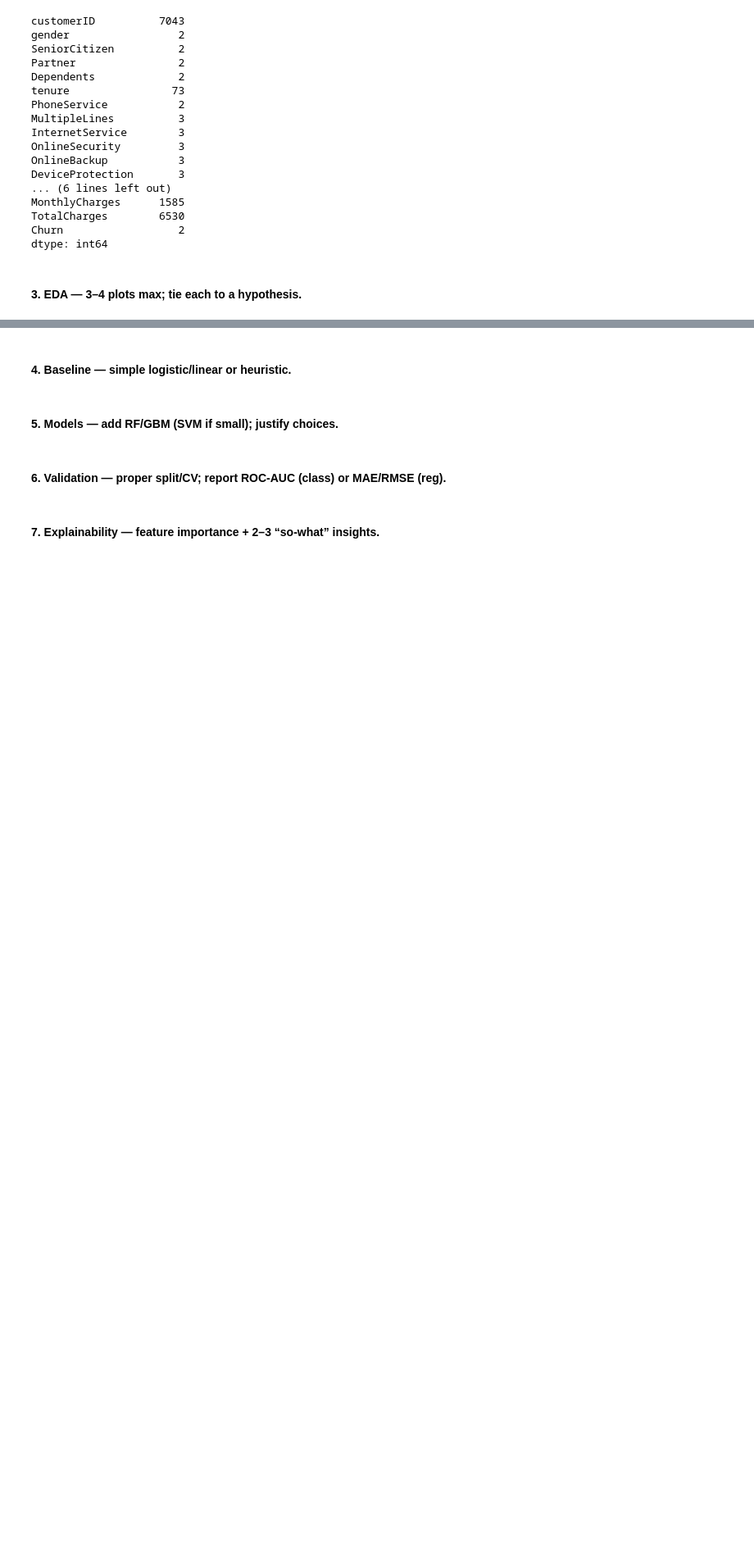
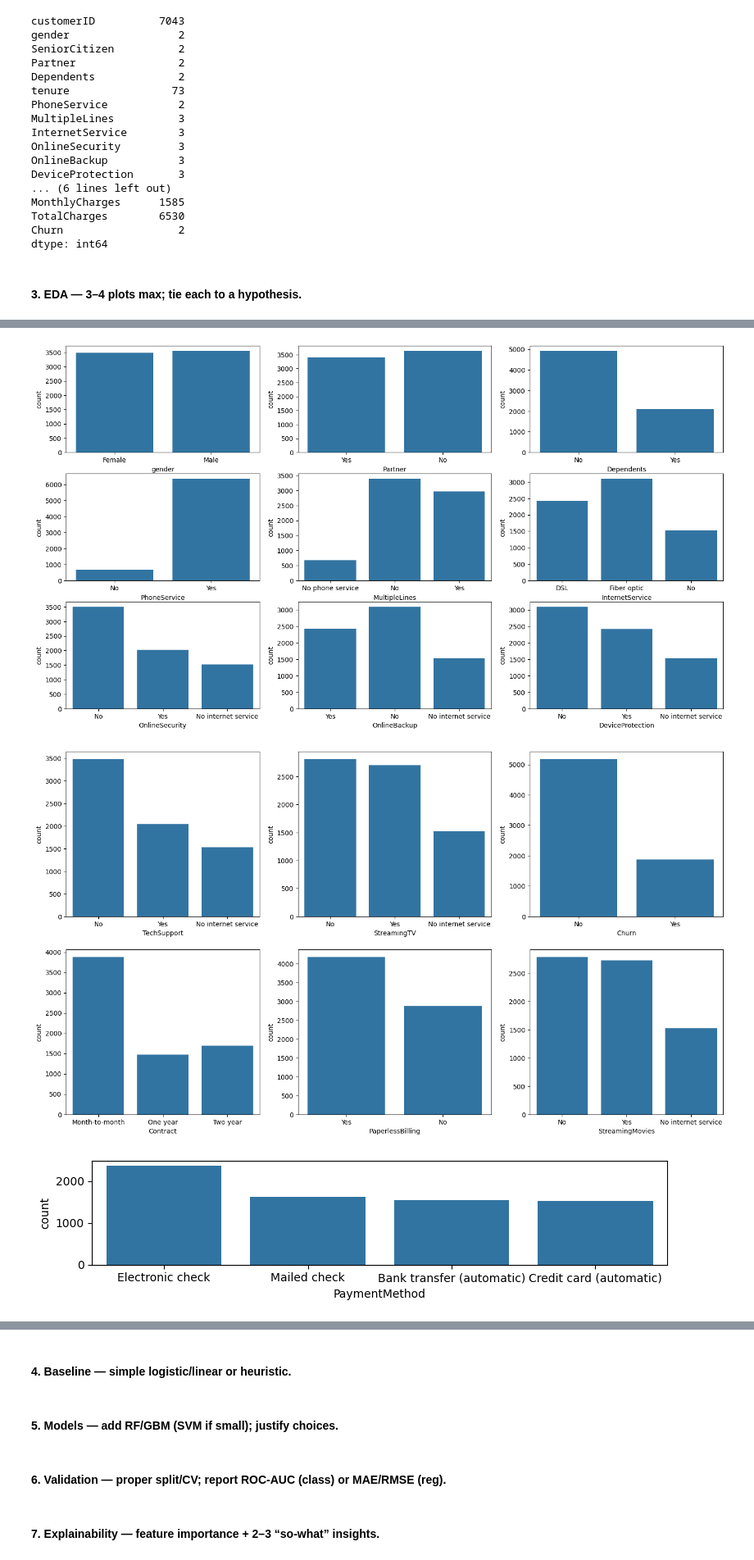
Before and after one commit to ejwang8/kaggle-telco, a Jupyter notebook: telco-challenge.ipynb, the cells around one changed output, grey strips where cells are left out. Shown at 82% size. Drawn from its saved outputs; the diff is of its cells as text; code cells hidden in the pictures; blank space fills up the shorter version.

```diff
--- a/telco-challenge.ipynb
+++ b/telco-challenge.ipynb
@@ -106,6 +108,10 @@ Churn                  2
 dtype: int64
 # %% [markdown]
 #### 3. EDA — 3–4 plots max; tie each to a hypothesis.
+# %%
+# first drop id column
+
+df = df.drop('customerID', axis=1)
 # %%
 # categorical vars plots
 
@@ -114,0 +143,29 @@ cat_vars.remove('customerID')
+# %%
+# categorical attributes
+
+fig, axes = plt.subplots(figsize=(18, 10), nrows=3, ncols=3)
+sns.countplot(x="gender", data=df, ax=axes[0][0])
+sns.countplot(x="Partner", data=df, ax=axes[0][1])
+sns.countplot(x="Dependents", data=df, ax=axes[0][2])
+sns.countplot(x="PhoneService", data=df, ax=axes[1][0])
+sns.countplot(x="MultipleLines", data=df, ax=axes[1][1])
+sns.countplot(x="InternetService", data=df, ax=axes[1][2])
+sns.countplot(x="OnlineSecurity", data=df, ax=axes[2][0])
+sns.countplot(x="OnlineBackup", data=df, ax=axes[2][1])
+sns.countplot(x="DeviceProtection", data=df, ax=axes[2][2])
+
+fig2, axes2 = plt.subplots(figsize=(18, 10), nrows=2, ncols=3)
+sns.countplot(x="TechSupport", data=df, ax=axes2[0][0])
+sns.countplot(x="StreamingTV", data=df, ax=axes2[0][1])
+sns.countplot(x="Churn", data=df, ax=axes2[0][2])
+sns.countplot(x="Contract", data=df, ax=axes2[1][0])
+sns.countplot(x="PaperlessBilling", data=df, ax=axes2[1][1])
+sns.countplot(x="StreamingMovies", data=df, ax=axes2[1][2])
+
+fig3, axes3 = plt.subplots(figsize=(8, 2))
+sns.countplot(x="PaymentMethod", data=df, ax=axes3)
+fig3.tight_layout()
+# %% [output]
+[figure, added]
+[figure, added]
+[figure, added]
```
Also changed, not shown: parts of 24 cells of this notebook.
